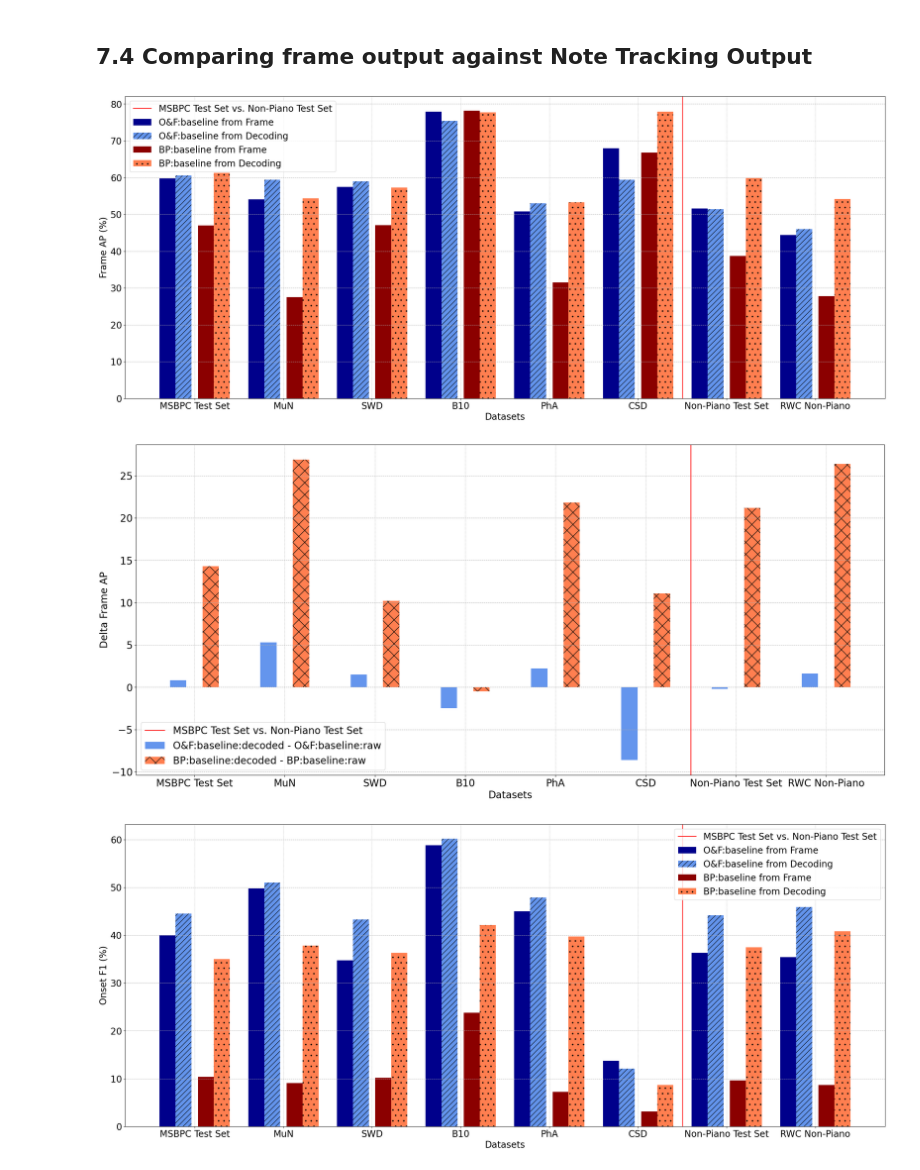
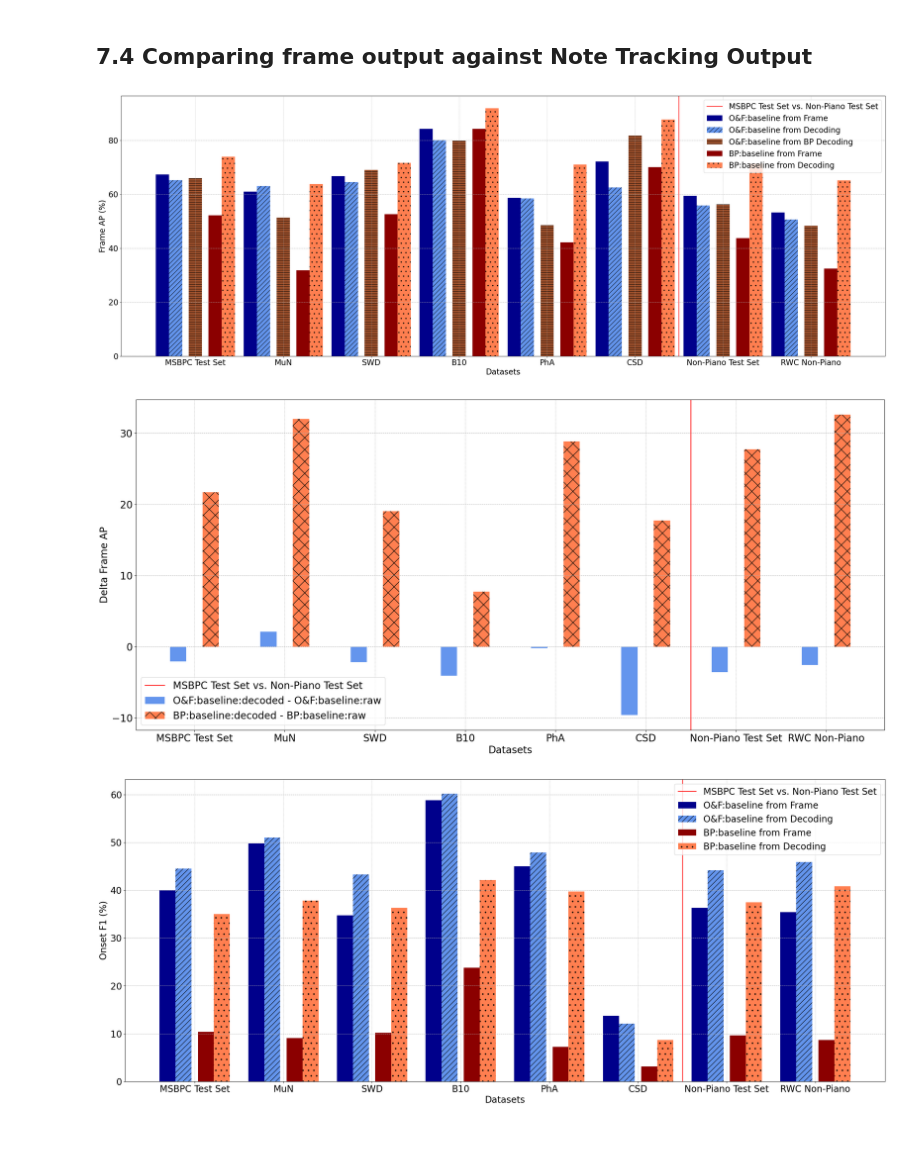
Before and after one commit to marc-philipp-knechtle/amt-eval, a Jupyter notebook: ipynb-viz/expA-comp-frame-against-note.ipynb, the cells around one changed output. Cells and saved outputs as stored; diff of their text form; code cells hidden in the pictures; blank space fills up the shorter version.

```diff
--- a/ipynb-viz/expA-comp-frame-against-note.ipynb
+++ b/ipynb-viz/expA-comp-frame-against-note.ipynb
@@ -11,44 +11,55 @@ import copy
 import matplotlib
 import numpy as np
 from matplotlib import pyplot as plt
 
 matplotlib.rcParams.update({'font.size': 20})
 
 categories = ['MSBPC Test Set', 'MuN', 'SWD', 'B10', 'PhA', 'CSD', 'Non-Piano Test Set', 'RWC Non-Piano']
 
-values_oaf_frame_raw = [59.8, 54.1, 57.5, 77.9, 50.8, 68.0, 51.6, 44.4]
-values_oaf_frame_decoded =  [60.6, 59.4, 59.0, 75.4, 53.0, 59.4, 51.4, 46.0]
+# values_oaf_frame_raw = [59.8, 54.1, 57.5, 77.9, 50.8, 68.0, 51.6, 44.4]
+# values_oaf_frame_decoded =  [60.6, 59.4, 59.0, 75.4, 53.0, 59.4, 51.4, 46.0]
+#
+# values_bp_frame_raw = [47.0, 27.5, 47.1, 78.2, 31.5, 66.8, 38.7, 27.8]
+# values_bp_frame_decoded = [61.3, 54.4, 57.3, 77.7, 53.3, 77.9, 59.9, 54.2]
 
-values_bp_frame_raw = [47.0, 27.5, 47.1, 78.2, 31.5, 66.8, 38.7, 27.8]
-values_bp_frame_decoded = [61.3, 54.4, 57.3, 77.7, 53.3, 77.9, 59.9, 54.2]
+values_oaf_frame_raw =      [67.3, 61.0, 66.7, 84.2, 58.7, 72.1, 59.4, 53.2, ]
+values_oaf_frame_decoded =  [65.2, 63.1, 64.5, 80.1, 58.5, 62.5, 55.8, 50.6, ]
+
+values_oaf_frame_bp_decoded =  [66.0, 51.3, 69.0, 79.9, 48.5, 81.7, 56.3, 48.3]
+
+values_bp_frame_raw =       [52.2, 31.8, 52.6, 84.2, 42.2, 70.0, 43.7, 32.5, ]
+values_bp_frame_decoded =   [73.9, 63.8, 71.6, 91.9, 71.0, 87.7, 71.4, 65.1, ]
 
 x = np.arange(len(categories))
-width = 0.18
+width = 0.15
 
-fig, ax = plt.subplots(figsize=(30, 12))
+fig, ax = plt.subplots(figsize=(35, 12))
 
 ax.grid(axis='x', linestyle='--', linewidth=0.5)
 
-bars_maestro_raw = ax.bar(x - 1.7 * width, values_oaf_frame_raw, width, label='O&F:baseline from Frame', color='darkblue')
-bars_maestro = ax.bar(x - 0.7 * width, values_oaf_frame_decoded, width, label='O&F:baseline from Decoding',
+bars_maestro_raw = ax.bar(x - 2.5 * width, values_oaf_frame_raw, width, label='O&F:baseline from Frame', color='darkblue')
+bars_maestro = ax.bar(x - 1.5 * width, values_oaf_frame_decoded, width, label='O&F:baseline from Decoding',
                       color='cornflowerblue', hatch='//')
+bars_maestro_2 = ax.bar(x, values_oaf_frame_bp_decoded, width, label='O&F:baseline from BP Decoding',
+                      color='sienna', hatch='--')
 
-bars_bp_raw = ax.bar(x + 0.7 * width, values_bp_frame_raw, width, label='BP:baseline from Frame', color='darkred')
-bars_bp = ax.bar(x + 1.7 * width, values_bp_frame_decoded, width, label='BP:baseline from Decoding', color='coral', hatch='.')
+
+bars_bp_raw = ax.bar(x + 1.5 * width, values_bp_frame_raw, width, label='BP:baseline from Frame', color='darkred')
+bars_bp = ax.bar(x + 2.5 * width, values_bp_frame_decoded, width, label='BP:baseline from Decoding', color='coral', hatch='.')
 
 plt.axvline(x=5.5, color='r', linestyle='-', label='MSBPC Test Set vs. Non-Piano Test Set')
 
 ax.set_xlabel('Datasets')
 ax.set_ylabel('Frame AP (%)')
 
 ax.set_xticks(x)
 ax.set_xticklabels(categories)
 ax.legend()
 
 plt.grid(True, which="both", ls="--")
 plt.show()
 # %% [output]
-[figure, old version]
+[figure, new version]
 # %%
 difference_oaf_frame = [a-b for a,b in zip(values_oaf_frame_decoded, values_oaf_frame_raw)]
 difference_bp_frame = [a-b for a,b in zip(values_bp_frame_decoded, values_bp_frame_raw)]
@@ -80,7 +91,7 @@ ax.legend()
 plt.grid(True, which="both", ls="--")
 plt.show()
 # %% [output]
-[figure, old version]
+[figure, new version]
 # %%
 from matplotlib import pyplot as plt
 import numpy as np
```
Also changed, not shown: parts of 2 cells of this notebook, 1 other file.
